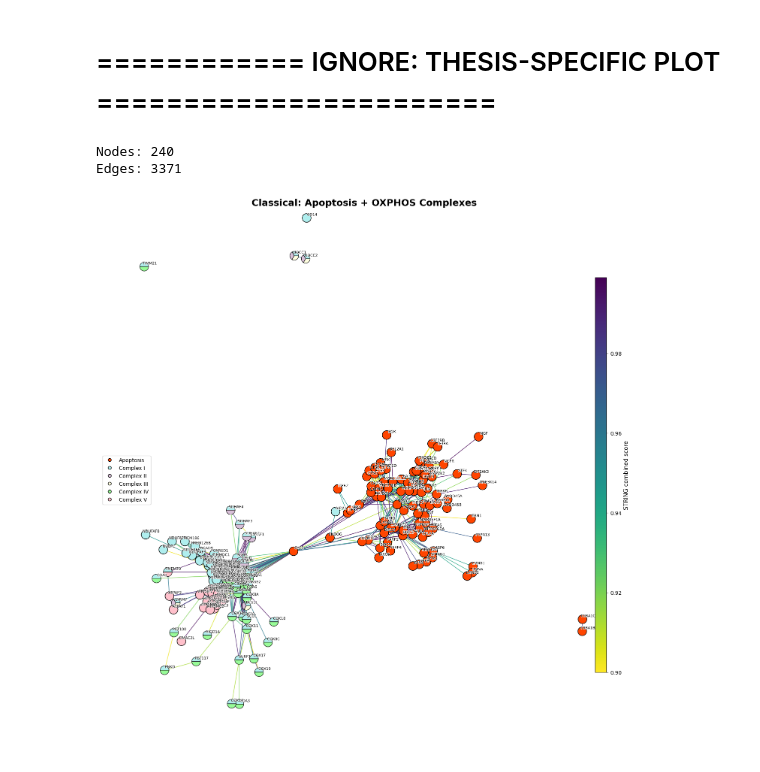
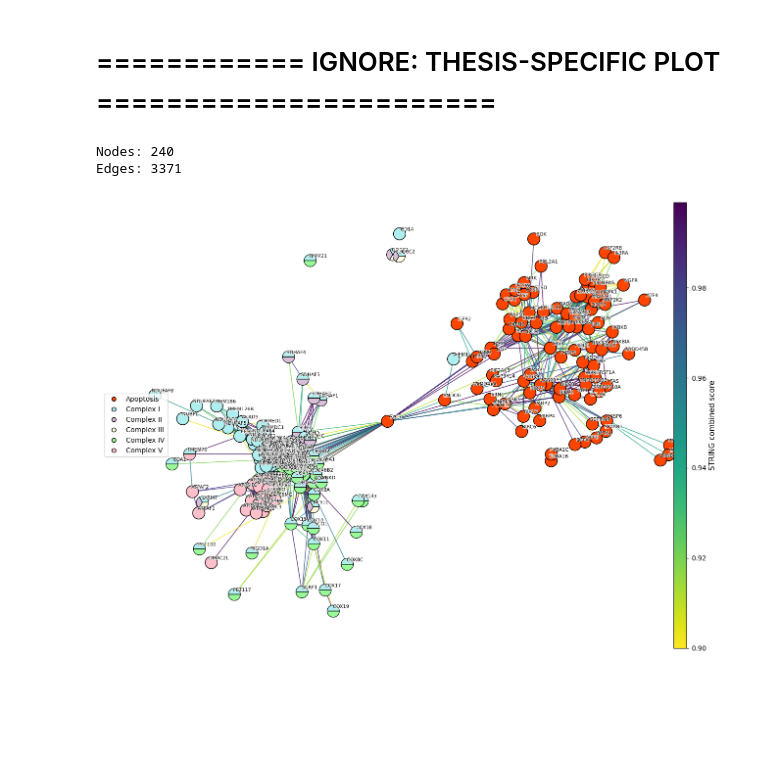
Before and after one commit to namtu06/BIO_RA, a Jupyter notebook: notebooks/NEW_07_network.ipynb, the cells around one changed output. Cells and saved outputs as stored; diff of their text form; code cells hidden in the pictures; blank space fills up the shorter version.

Commit message:
pull outlier genes closer to main network

```diff
--- a/notebooks/NEW_07_network.ipynb
+++ b/notebooks/NEW_07_network.ipynb
@@ -1173,7 +1173,7 @@ import matplotlib.pyplot as plt
 import matplotlib as mpl
 import networkx as nx
 import matplotlib.patheffects as pe
-
+import numpy as np
 from matplotlib.patches import Circle, Wedge
 from matplotlib.lines import Line2D
 
@@ -1245,8 +1245,32 @@ pos = nx.spring_layout(
     seed=42,
     k=1.7,
     iterations=1000,
-    scale=1.5
+    scale=1.7
 )
+
+# ------------------------------------------------------------
+# Pull isolated / weakly connected nodes closer to the network
+# ------------------------------------------------------------
+
+center = np.mean(
+    np.array(list(pos.values())),
+    axis=0
+)
+
+for gene in pos:
+
+    degree = G_plot.degree(gene)
+
+    distance = np.linalg.norm(
+        pos[gene] - center
+    )
+
+    # Pull low-degree nodes inward if they are far away
+    if degree <= 2 and distance > 0.8:
+
+        pos[gene] = center + (
+            pos[gene] - center
+        ) * 0.75
 
 
 # ============================================================
@@ -1269,7 +1293,7 @@ score_norm = mpl.colors.Normalize(
 # ============================================================
 
 fig, ax = plt.subplots(
-    figsize=(15,15)
+    figsize=(13,13)
 )
 
 ax.set_aspect(
@@ -1505,37 +1529,36 @@ legend = [
     Line2D(
         [0], [0],
         marker="o",
         color="w",
         markerfacecolor=complex_colors["Complex V"],
         markeredgecolor="black",
         label="Complex V"
     )
 ]
 
 
 ax.legend(
     handles=legend,
     loc="center left",
     fontsize=10
 )
 
 
 # ============================================================
 # FINISH
 # ============================================================
 
-ax.set_title(
-    "Classical: Apoptosis + OXPHOS Complexes",
-    fontsize=18,
-    fontweight="bold"
-)
 
 ax.axis("off")
 
 plt.tight_layout()
-
+fig.savefig(
+    "../../bsc-thesis/images/results/allnetwork.svg",
+    format="svg",
+    bbox_inches="tight"
+)
 plt.show()
 # %% [output]
 Nodes: 240
 Edges: 3371
-[figure, old version]
+[figure, new version]
```
Also changed, not shown: 5 other files.
